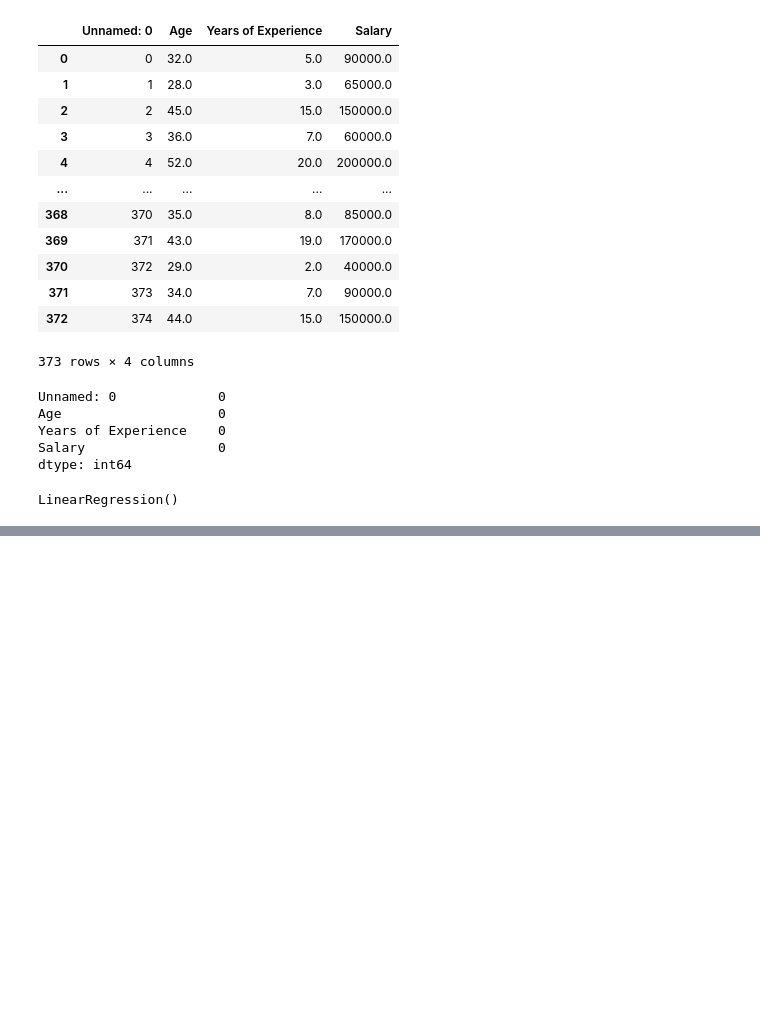
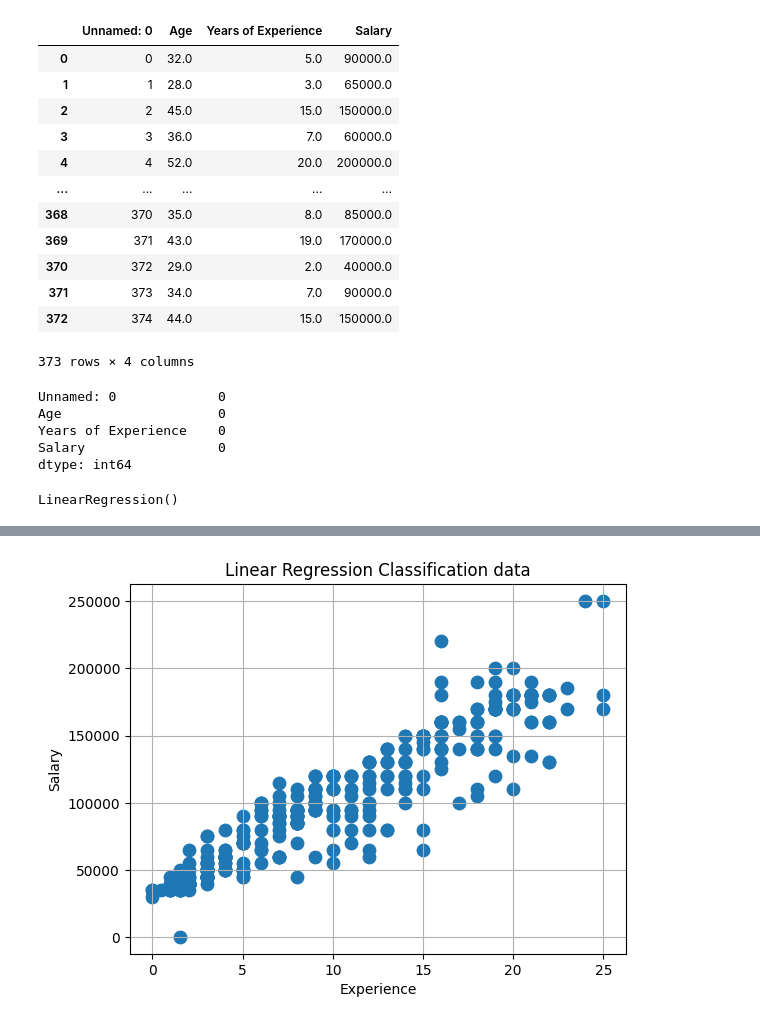
Before and after one commit to sinsinav505-cell/Machine-Learning, a Jupyter notebook: salary_prediction.ipynb, the cells around one changed output, grey strips where cells are left out. Cells and saved outputs as stored; diff of their text form; code cells hidden in the pictures; blank space fills up the shorter version.

Commit message:
salary prediction

```diff
--- a/salary_prediction.ipynb
+++ b/salary_prediction.ipynb
@@ -111,0 +112,9 @@ R^2 Score: 0.8885130944068205
+# %%
+plt.scatter(new_sales['Years of Experience'],new_sales['Salary'],s=80)
+plt.xlabel("Experience")
+plt.ylabel("Salary")
+plt.title("Linear Regression Classification data")
+plt.grid(True)
+plt.show()
+# %% [output]
+[figure, added]
```
Also changed, not shown: parts of 2 cells of this notebook.
